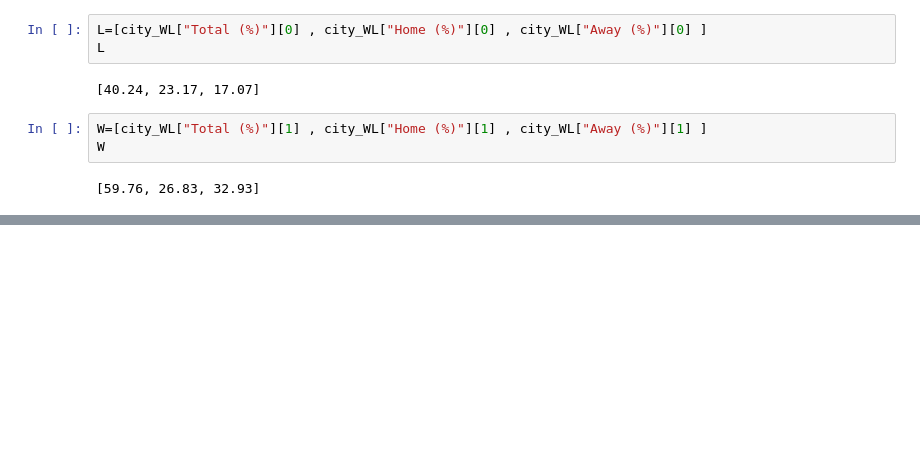
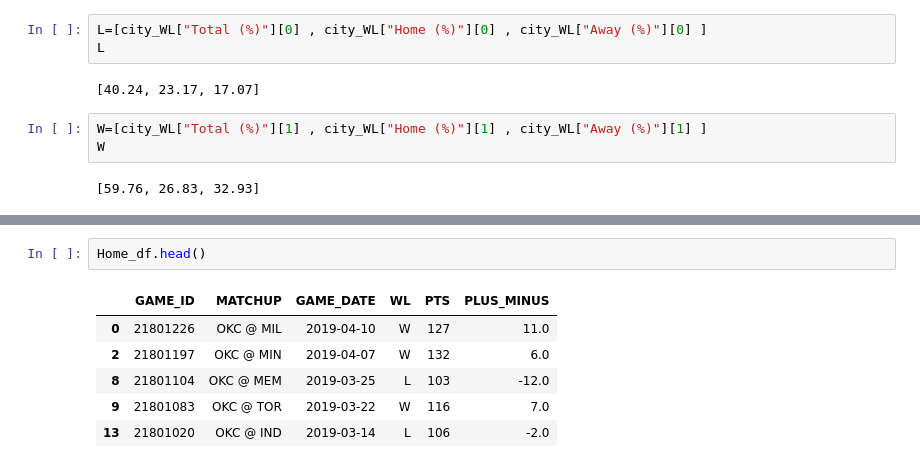
Before and after one commit to nickkeller21/Project1, a Jupyter notebook: Mitsu/seasonal_league.ipynb, the cells around one changed output, grey strips where cells are left out. Saved outputs shown, nothing was run; the diff lists cells and outputs as text; blank space fills up the shorter version.

```diff
--- a/Mitsu/seasonal_league.ipynb
+++ b/Mitsu/seasonal_league.ipynb
@@ -225,0 +240,9 @@ plt.show()
+# %%
+Home_df.head()
+# %% [output]
+|  | GAME_ID | MATCHUP | GAME_DATE | WL | PTS | PLUS_MINUS |
+| 0 | 21801226 | OKC @ MIL | 2019-04-10 | W | 127 | 11.0 |
+| 2 | 21801197 | OKC @ MIN | 2019-04-07 | W | 132 | 6.0 |
+| 8 | 21801104 | OKC @ MEM | 2019-03-25 | L | 103 | -12.0 |
+| 9 | 21801083 | OKC @ TOR | 2019-03-22 | W | 116 | 7.0 |
+| 13 | 21801020 | OKC @ IND | 2019-03-14 | L | 106 | -2.0 |
```
Also changed, not shown: parts of 10 cells of this notebook, 4 other files.
